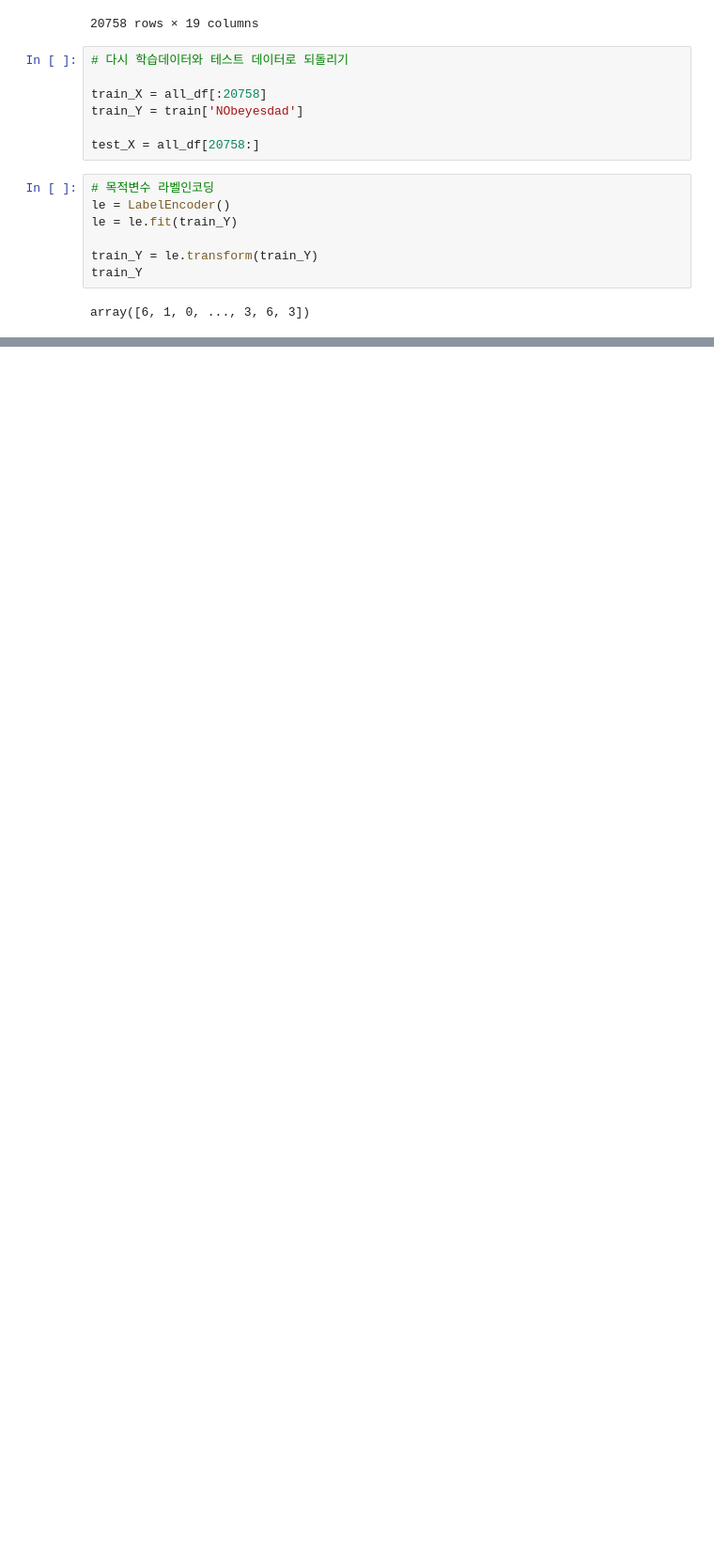
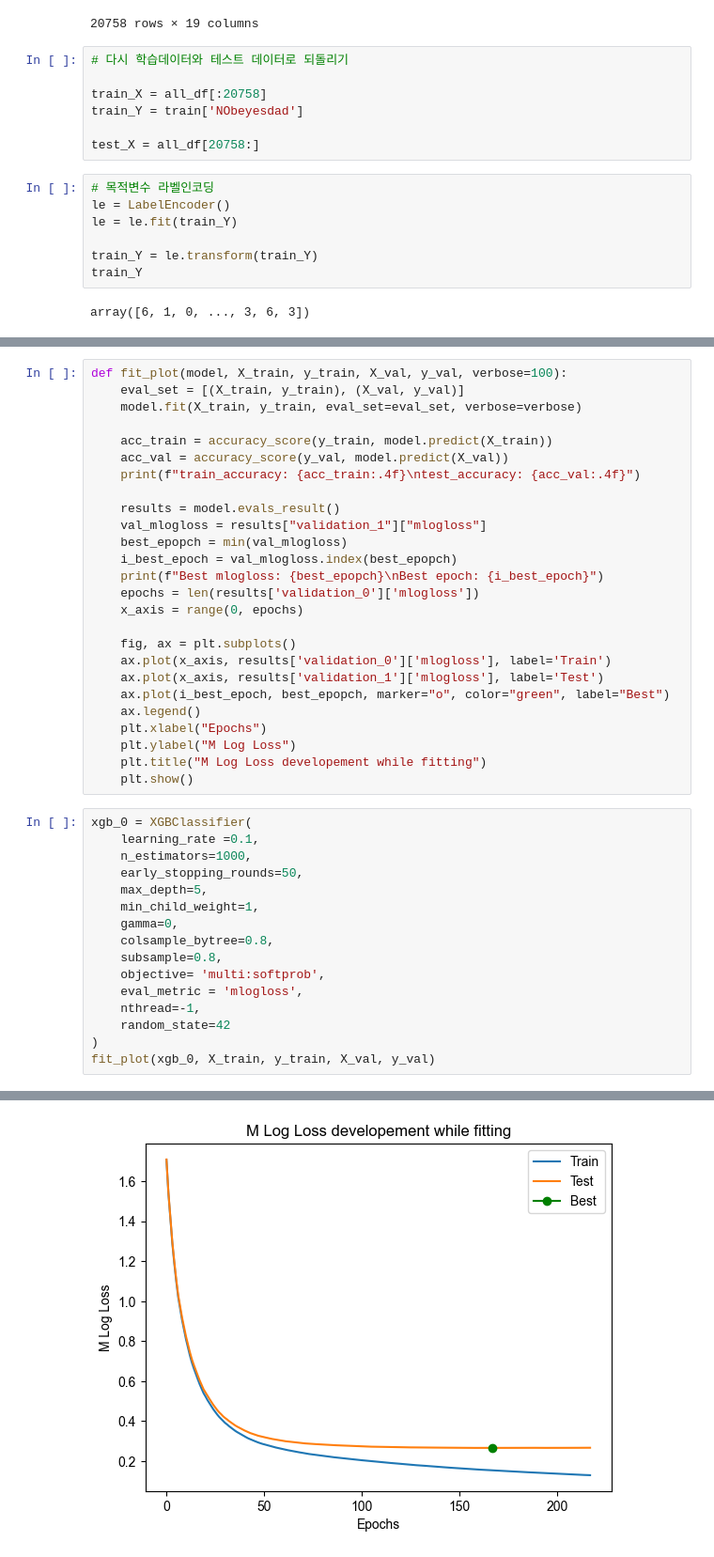
Before and after one commit to jonggu12/OBESITY_RISK, a Jupyter notebook: code/02_4. xgboost.ipynb, the cells around one changed output, grey strips where cells are left out. Shown: that part at 94% size. Cells and saved outputs as stored; diff of their text form; blank space fills up the shorter version.

```diff
--- a/code/02_4. xgboost.ipynb
+++ b/code/02_4. xgboost.ipynb
@@ -340,0 +364,43 @@ from xgboost import XGBClassifier
+# %%
+def fit_plot(model, X_train, y_train, X_val, y_val, verbose=100):
+    eval_set = [(X_train, y_train), (X_val, y_val)]
+    model.fit(X_train, y_train, eval_set=eval_set, verbose=verbose)
+
+    acc_train = accuracy_score(y_train, model.predict(X_train))
+    acc_val = accuracy_score(y_val, model.predict(X_val))
+    print(f"train_accuracy: {acc_train:.4f}\ntest_accuracy: {acc_val:.4f}")
+
+    results = model.evals_result()
+    val_mlogloss = results["validation_1"]["mlogloss"]
+    best_epopch = min(val_mlogloss)
+    i_best_epoch = val_mlogloss.index(best_epopch)
+    print(f"Best mlogloss: {best_epopch}\nBest epoch: {i_best_epoch}")
+    epochs = len(results['validation_0']['mlogloss'])
+    x_axis = range(0, epochs)
+
+    fig, ax = plt.subplots()
+    ax.plot(x_axis, results['validation_0']['mlogloss'], label='Train')
+    ax.plot(x_axis, results['validation_1']['mlogloss'], label='Test')
+    ax.plot(i_best_epoch, best_epopch, marker="o", color="green", label="Best")
+    ax.legend()
+    plt.xlabel("Epochs")
+    plt.ylabel("M Log Loss")
+    plt.title("M Log Loss developement while fitting")
+    plt.show()
+# %%
+xgb_0 = XGBClassifier(
+    learning_rate =0.1,
+    n_estimators=1000,
+    early_stopping_rounds=50,
+    max_depth=5,
+    min_child_weight=1,
+    gamma=0,
+    colsample_bytree=0.8,
+    subsample=0.8,
+    objective= 'multi:softprob',
+    eval_metric = 'mlogloss',
+    nthread=-1,
+    random_state=42
+)
+fit_plot(xgb_0, X_train, y_train, X_val, y_val)
+# %% [output]
@@ -340,0 +415 @@ from xgboost import XGBClassifier
+[figure, added]
```
Also changed, not shown: parts of 9 cells of this notebook.
